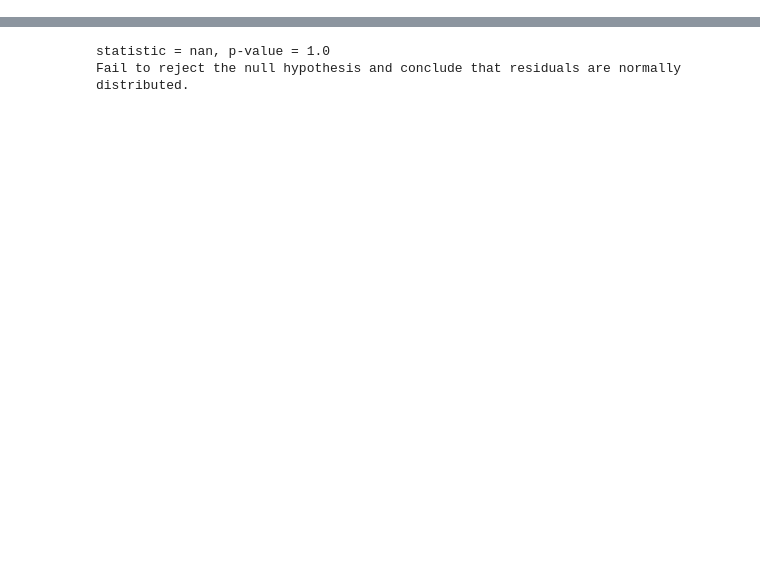
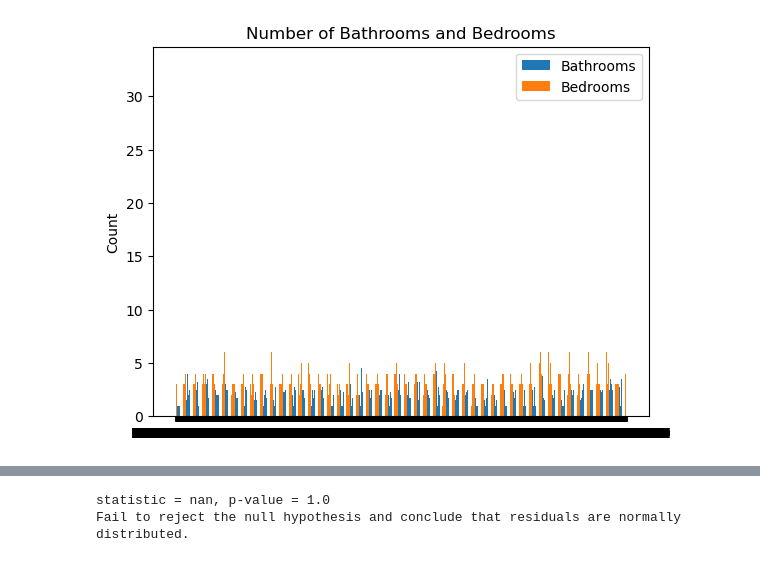
Before and after one commit to janju796/King-County-House-Analysis, a Jupyter notebook: index.ipynb, the cells around one changed output, grey strips where cells are left out. Saved outputs shown, nothing was run; the diff lists cells and outputs as text; code cells hidden in the pictures; blank space fills up the shorter version.

```diff
--- a/index.ipynb
+++ b/index.ipynb
@@ -32,3 +64,35 @@ data["sqft_above"] = data["sqft_above"].dropna()
+# %%
+import matplotlib.pyplot as plt
+import numpy as np
+
+# Generate an array of indices for the x-axis
+indices = np.arange(len(data["bathrooms"]))
+
+# Set the width of each bar
+bar_width = 0.35
+
+# Create a bar plot for the 'bathrooms' column
+plt.bar(indices, data["bathrooms"], bar_width, label="Bathrooms")
+
+# Create a bar plot for the 'bedrooms' column
+plt.bar(indices + bar_width, data["bedrooms"], bar_width, label="Bedrooms")
+
+# Set the x-axis labels
+plt.xticks(indices + bar_width / 2, data["id"])
+
+# Set the y-axis label
+plt.ylabel("Count")
+
+# Set the plot title
+plt.title("Number of Bathrooms and Bedrooms")
+
+# Add a legend
+plt.legend()
+
+# Show the plot
+plt.show()
+# %% [output]
+[figure, added]
 # %%
 #Checking for outliers in 'price'
 # Calculate Q1 and Q3
```
Also changed, not shown: parts of 22 cells of this notebook, 1 other file.
